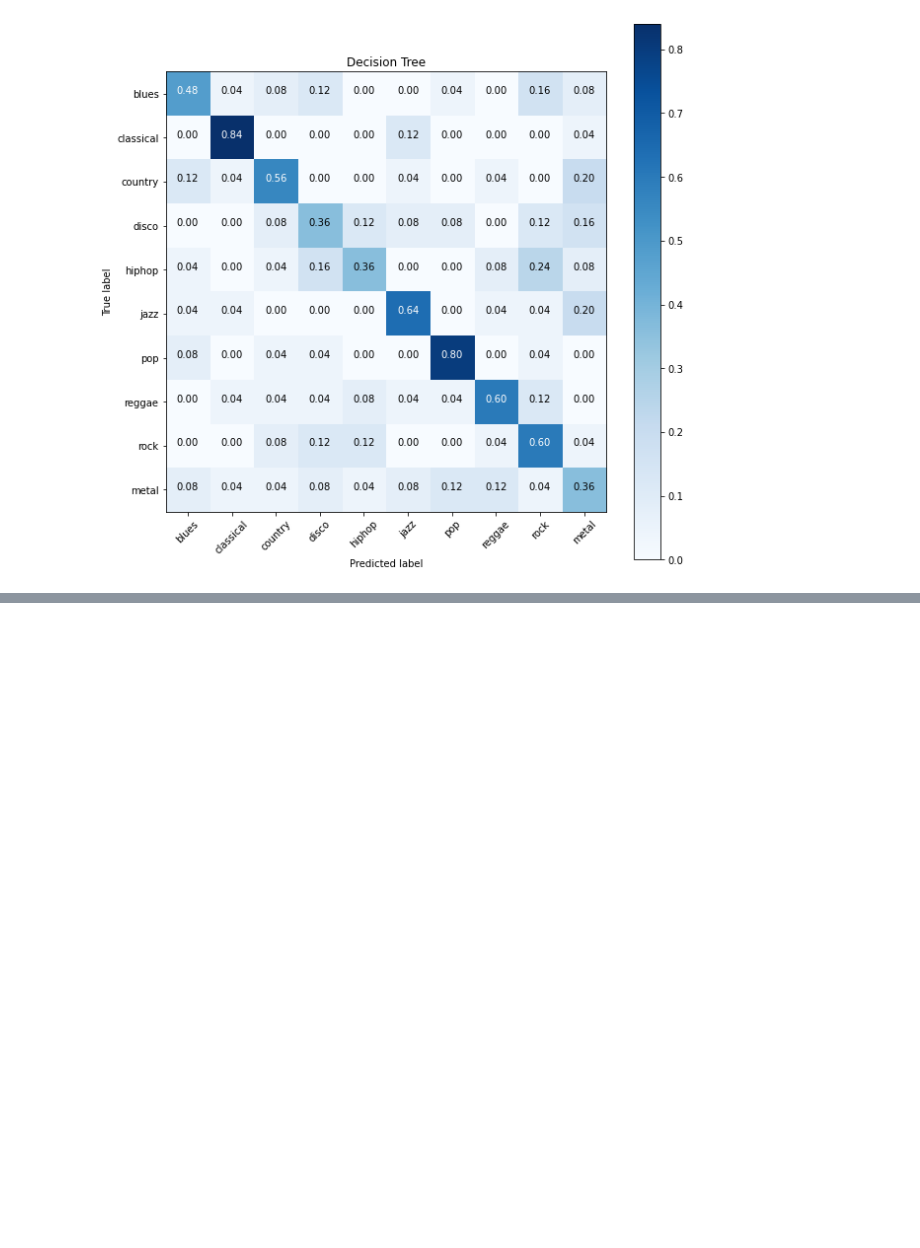
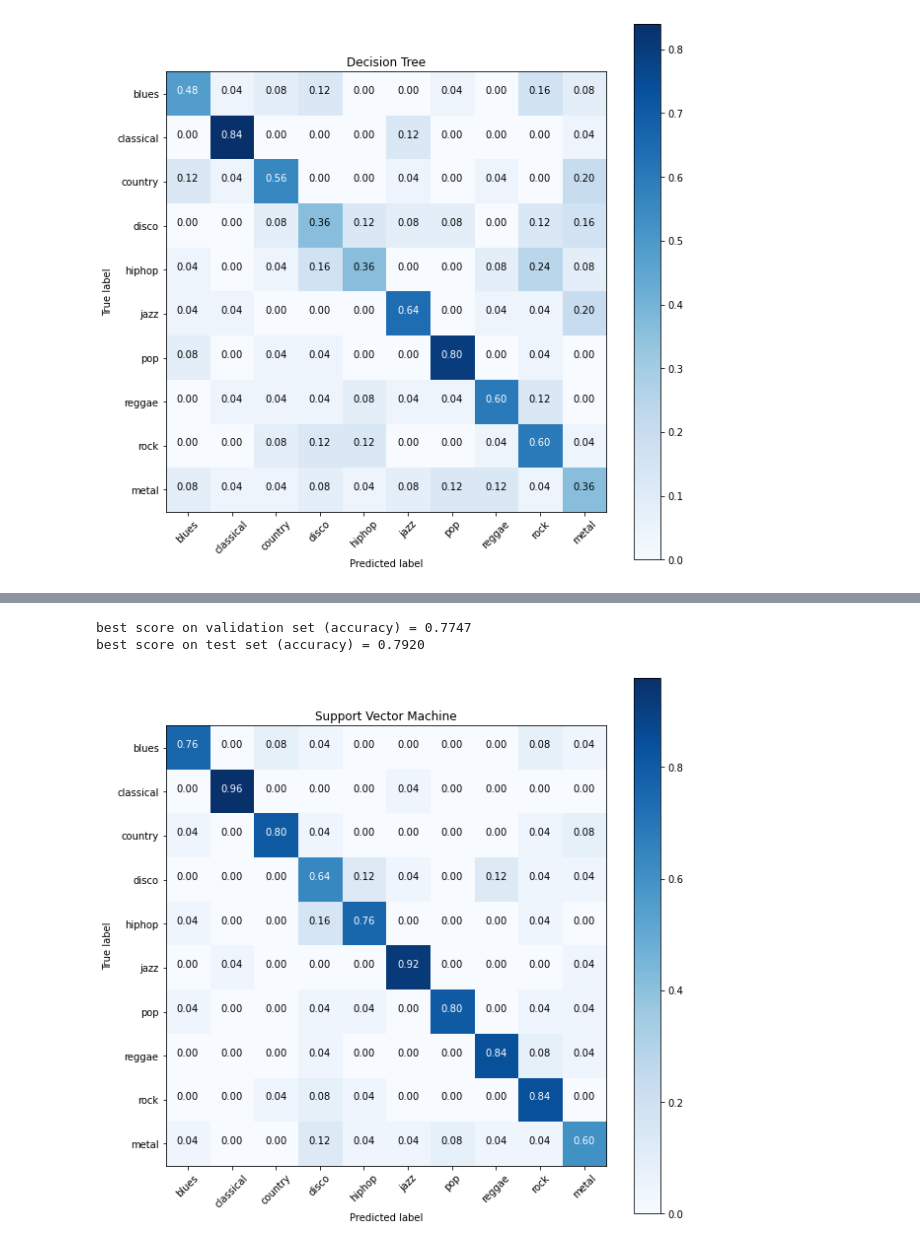
Before and after one commit to danlaw101/Automatic-analysis-of-music-performance, a Jupyter notebook: Classifier.ipynb, the cells around one changed output, grey strips where cells are left out. Drawn from its saved outputs; the diff is of its cells as text; code cells hidden in the pictures; blank space fills up the shorter version.

```diff
--- a/Classifier.ipynb
+++ b/Classifier.ipynb
@@ -247,12 +275,18 @@ grid_svm.fit(X_train, y_train)
 # %%
-preds = grid_svm.predict(X_test)
+preds_svm = grid_svm.predict(X_test)
 print("best score on validation set (accuracy) = {:.4f}".format(grid_svm.best_score_))
-print("best score on test set (accuracy) = {:.4f}".format(accuracy_score(y_test, preds)))
+print("best score on test set (accuracy) = {:.4f}".format(accuracy_score(y_test, preds_svm)))
+acc = accuracy_score(y_test, preds_svm)
+scores.append(acc)
+# %% [output]
+best score on validation set (accuracy) = 0.7747
+best score on test set (accuracy) = 0.7920
 # %%
-cm = confusion_matrix(y_test, preds)
-name = 'ElasticNet'
+cm_svm = confusion_matrix(y_test, preds_svm)
 classes = ['blues','classical','country','disco','hiphop','jazz','pop','reggae','rock','metal']
 plt.figure(figsize=(10,10))
-plot_confusion_matrix(cm, classes, normalize=True, title='SVM')
+plot_confusion_matrix(cm_svm, classes, normalize=True, title='Support Vector Machine')
+# %% [output]
+[figure, added]
 # %%
 # K-Means Clustering
```
Also changed, not shown: parts of 23 cells of this notebook, 14 other files.
